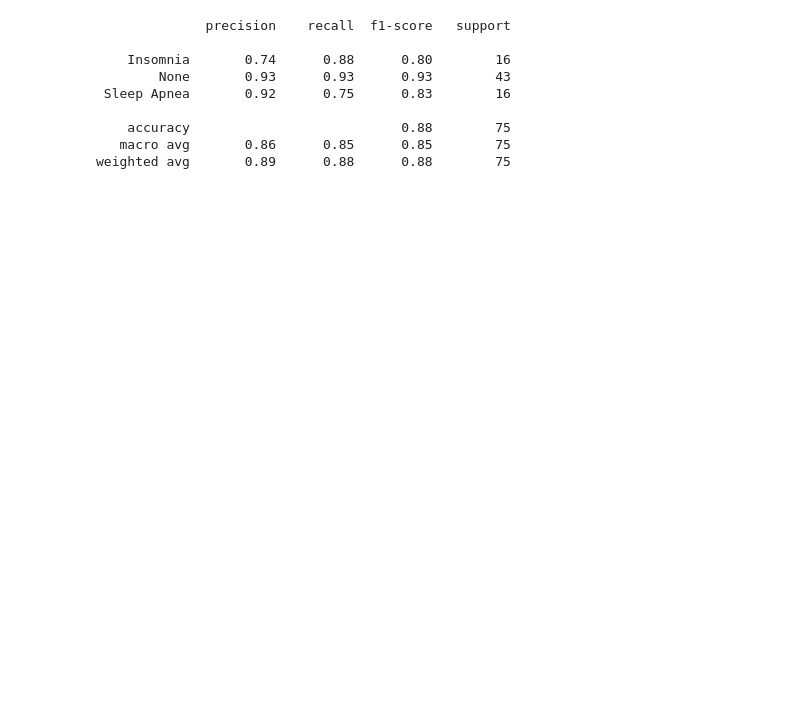
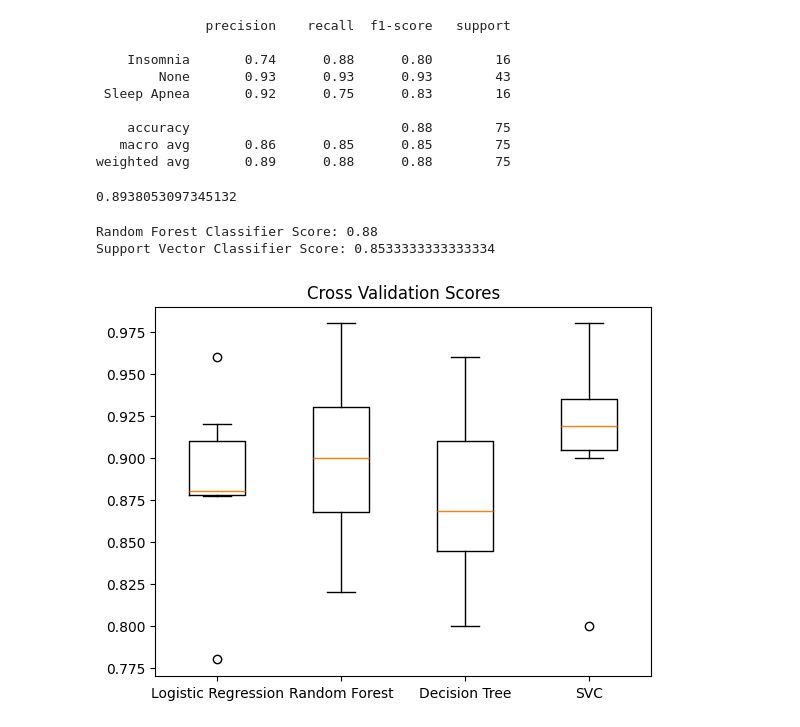
Before and after one commit to milliehuang2022/Sleep-Disorder-Analysis, a Jupyter notebook: sleep_quality.ipynb, the cells around one changed output. Saved outputs shown, nothing was run; the diff lists cells and outputs as text; code cells hidden in the pictures; blank space fills up the shorter version.

Commit message:
Added pipeline and performed cross-validation

```diff
--- a/sleep_quality.ipynb
+++ b/sleep_quality.ipynb
@@ -222,3 +237,62 @@ print(classification_report(y_test, y_pred))
     accuracy                           0.88        75
    macro avg       0.86      0.85      0.85        75
 weighted avg       0.89      0.88      0.88        75
+# %%
+# Converting steps into pipeline
+steps = [ ('scaler', StandardScaler()),  # Transformer for scaling data
+    ('classifier', LogisticRegression())]
+
+pipeline = Pipeline(steps)
+X_train, X_test, y_train, y_test = train_test_split(X, y, test_size=0.3, random_state=42)
+
+pipeline.fit(X_train, y_train)
+
+# Compute accuracy
+pipeline.score(X_test, y_test)
+# %% [output]
+0.8938053097345132
+# %%
+rf_pipeline = Pipeline([
+    ('scaler', StandardScaler()),
+    ('classifier', RandomForestClassifier())
+])
+
+# Support Vector Classifier pipeline
+svm_pipeline = Pipeline([
+    ('scaler', StandardScaler()),
+    ('classifier', SVC())
+])
+
+# Fitting and evaluating Random Forest Classifier
+rf_pipeline.fit(X_train, y_train)
+rf_score = rf_pipeline.score(X_test, y_test)
+print("Random Forest Classifier Score:", rf_score)
+
+# Fitting and evaluating Support Vector Classifier
+svm_pipeline.fit(X_train, y_train)
+svm_score = svm_pipeline.score(X_test, y_test)
+print("Support Vector Classifier Score:", svm_score)
+# %% [output]
+Random Forest Classifier Score: 0.88
+Support Vector Classifier Score: 0.8533333333333334
+# %%
+from sklearn.tree import DecisionTreeClassifier
+models = {"Logistic Regression": LogisticRegression(),
+          "Random Forest": RandomForestClassifier(),
+          "Decision Tree": DecisionTreeClassifier(),
+         "SVC": SVC(), }
+# Empty list to store results
+results = []
+
+for model in models.values():
+	kf = KFold(n_splits=6, random_state=42, shuffle=True)
+	# Perform cross validation with model + training features + target training array
+	cv_results = cross_val_score(model, X_train_scaled, y_train, cv=kf)
+	results.append(cv_results)
+
+plt.boxplot(results, labels=models.keys())
+plt.title("Cross Validation Scores")
+plt.show()
+# SVC has the best cross validation score
+# %% [output]
+[figure, added]
```
Also changed, not shown: parts of 4 cells of this notebook.
